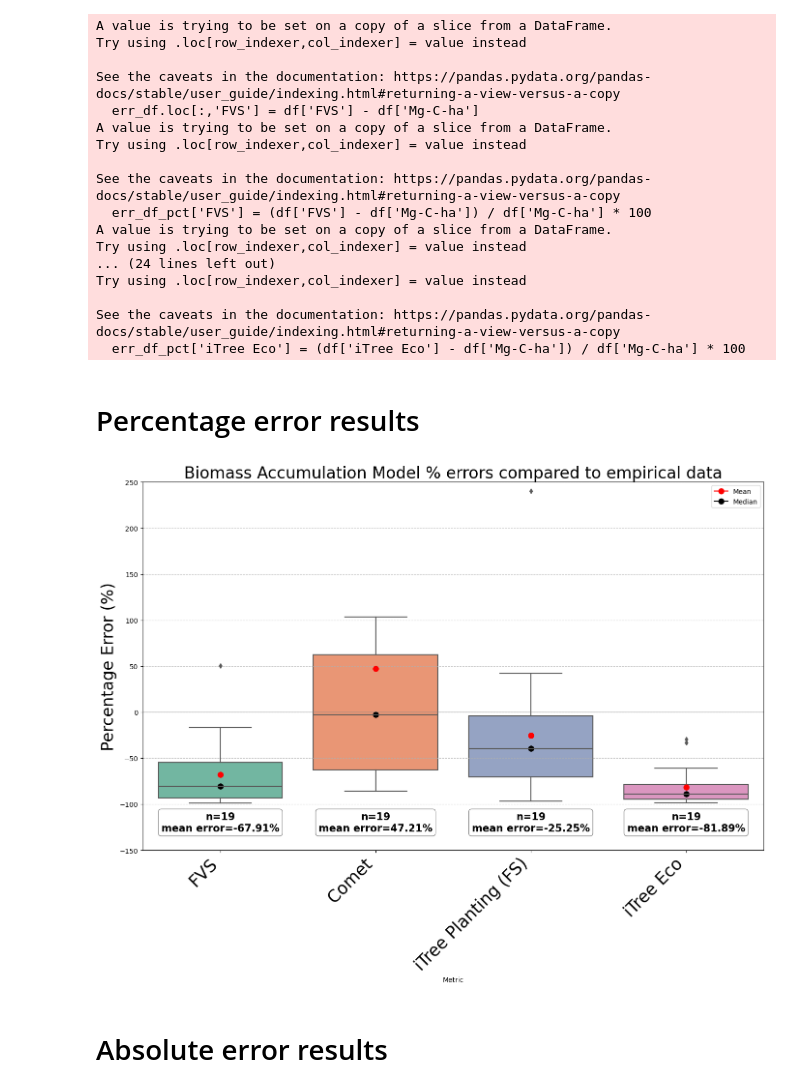
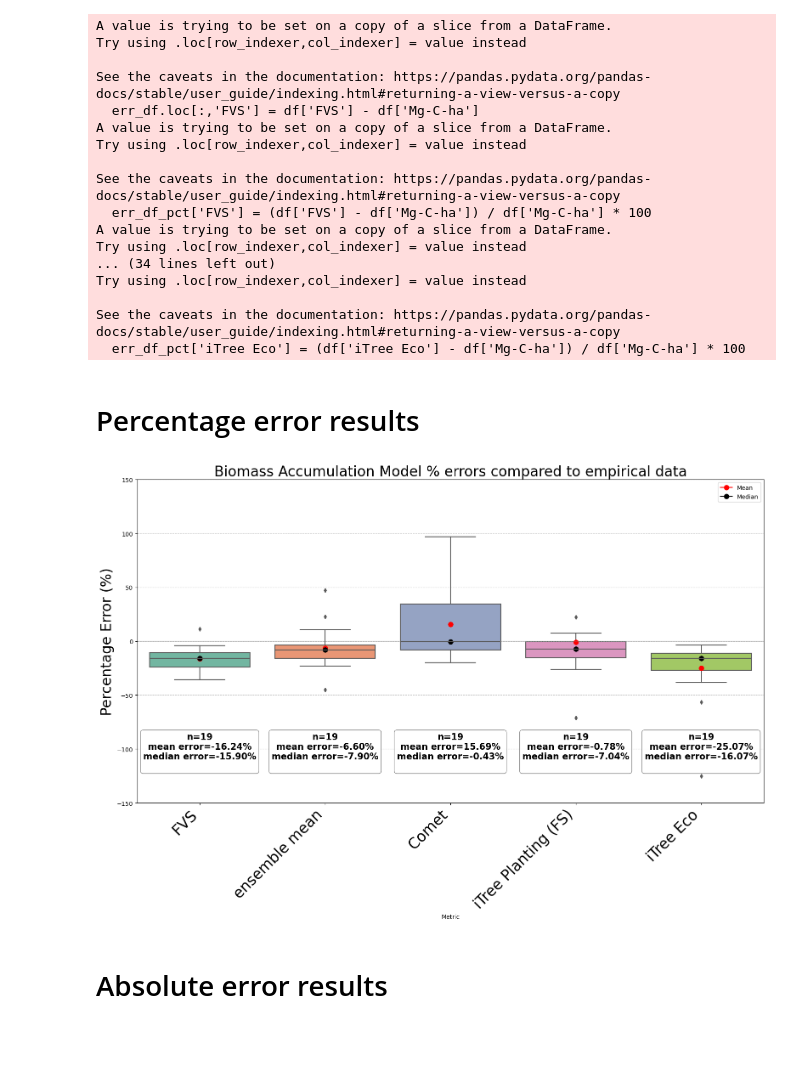
Before and after one commit to kashingtonDC/bio_model_comparison, a Jupyter notebook: code/analysis_v2.ipynb, the cells around one changed output. Saved outputs shown, nothing was run; the diff lists cells and outputs as text; code cells hidden in the pictures; blank space fills up the shorter version.

```diff
--- a/code/analysis_v2.ipynb
+++ b/code/analysis_v2.ipynb
@@ -11,9 +15,14 @@ df = pd.read_excel(empirical_file_path, sheet_name='empirical_simple')
+# %%
+df['ensemble mean'] = df[['Comet','FVS', 'iTree Planting (FS)', 'iTree Eco']].mean(axis = 1)
 # %%
 err_df = df[['Age', 'source', 'Practice']]
 err_df_pct = df[['Age', 'source', 'Practice']]
 
 err_df.loc[:,'FVS'] = df['FVS'] - df['Mg-C-ha']
 err_df_pct['FVS'] = (df['FVS'] - df['Mg-C-ha']) / df['Mg-C-ha'] * 100
+
+err_df.loc[:,'ensemble mean'] = df['ensemble mean'] - df['Mg-C-ha']
+err_df_pct['ensemble'] = (df['ensemble mean'] - df['Mg-C-ha']) / df['Mg-C-ha'] * 100
 
 err_df['Comet'] = df['Comet'] - df['Mg-C-ha']
 err_df_pct['Comet'] = (df['Comet'] - df['Mg-C-ha']) / df['Mg-C-ha'] * 100
@@ -36,7 +45,7 @@ See the caveats in the documentation: https://pandas.pydata.org/pandas-docs/stab
   err_df_pct['FVS'] = (df['FVS'] - df['Mg-C-ha']) / df['Mg-C-ha'] * 100
 A value is trying to be set on a copy of a slice from a DataFrame.
 Try using .loc[row_indexer,col_indexer] = value instead
-... (24 lines left out)
+... (34 lines left out)
 Try using .loc[row_indexer,col_indexer] = value instead
 
 See the caveats in the documentation: https://pandas.pydata.org/pandas-docs/stable/user_guide/indexing.html#returning-a-view-versus-a-copy
@@ -60,7 +69,7 @@ global_max = plot_data['Error'].max()
 data_range = global_max - global_min
 
 # Create a figure with a larger size
-plt.figure(figsize=(14, 11))  # Increased height to accommodate labels
+plt.figure(figsize=(16, 11))  # Increased height to accommodate labels
 
 # Create the boxplot
 ax = sns.boxplot(x='Metric', y='Error', data=plot_data, palette="Set2")
@@ -75,8 +84,6 @@ for i, col in enumerate(plot_df.columns):
 
 # Set y-axis limits with extra padding
 padding = data_range * 0.3  # Increased padding for labels
-# plt.ylim(global_min - padding, global_max + data_range * 0.1)
-plt.ylim(-150,250)
 
 # Create small annotation boxes inside the plot area
 for i, col in enumerate(plot_df.columns):
@@ -89,41 +96,45 @@ for i, col in enumerate(plot_df.columns):
 
     # Calculate position for stats box - position in the lower part of the plot
     # but inside the plot boundaries
-    stats_y_pos = global_min - padding * 0.1  # Position within the padding area
+    stats_y_pos = global_min + padding *0.25   # Position within the padding area
 
     # Create a more compact format for the stats box
     stats_text = f'''n={n_obs[col]}
-mean error={means[col]:.2f}%'''
+mean error={means[col]:.2f}%
+median error={medians[col]:.2f}%
+'''
 
     # Add the text with a more compact box
     ax.text(i, stats_y_pos, stats_text,
             ha='center', va='center', fontsize=15, fontweight='bold',
             bbox=dict(facecolor='white', alpha=0.9, edgecolor='gray',
                      boxstyle='round,pad=0.3', linewidth=1))
 
 # Set labels and title
 plt.ylabel('Percentage Error (%)', fontsize=24)
 plt.title('Biomass Accumulation Model % errors compared to empirical data', fontsize=24)
 
 # Add a legend for the mean point
 plt.legend(loc='upper right')
 
 # Rotate x-axis labels for better readability
 plt.xticks(rotation=45, ha='right', fontsize=25)
 
 # Add grid lines for better readability
 plt.grid(axis='y', linestyle='--', alpha=0.7)
 
 # Add a subtle horizontal line at y=0 for reference
 plt.axhline(y=0, color='gray', linestyle='-', alpha=0.3)
 
+plt.ylim(-150,150)
+
 # Adjust layout to prevent label cutoff
 plt.tight_layout()
 
 # Show the plot
 plt.show()
 # %% [output]
-[figure, old version]
+[figure, new version]
 # %% [markdown]
 # Absolute error results
 # %%
```
Also changed, not shown: parts of 7 cells of this notebook.
